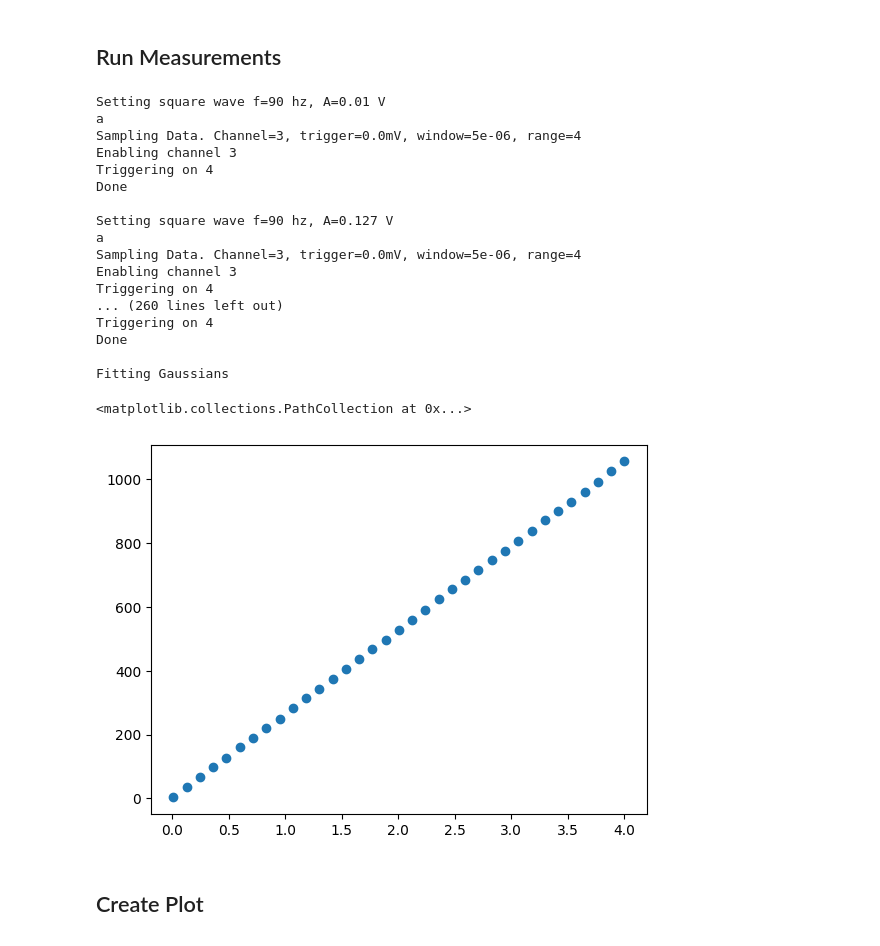
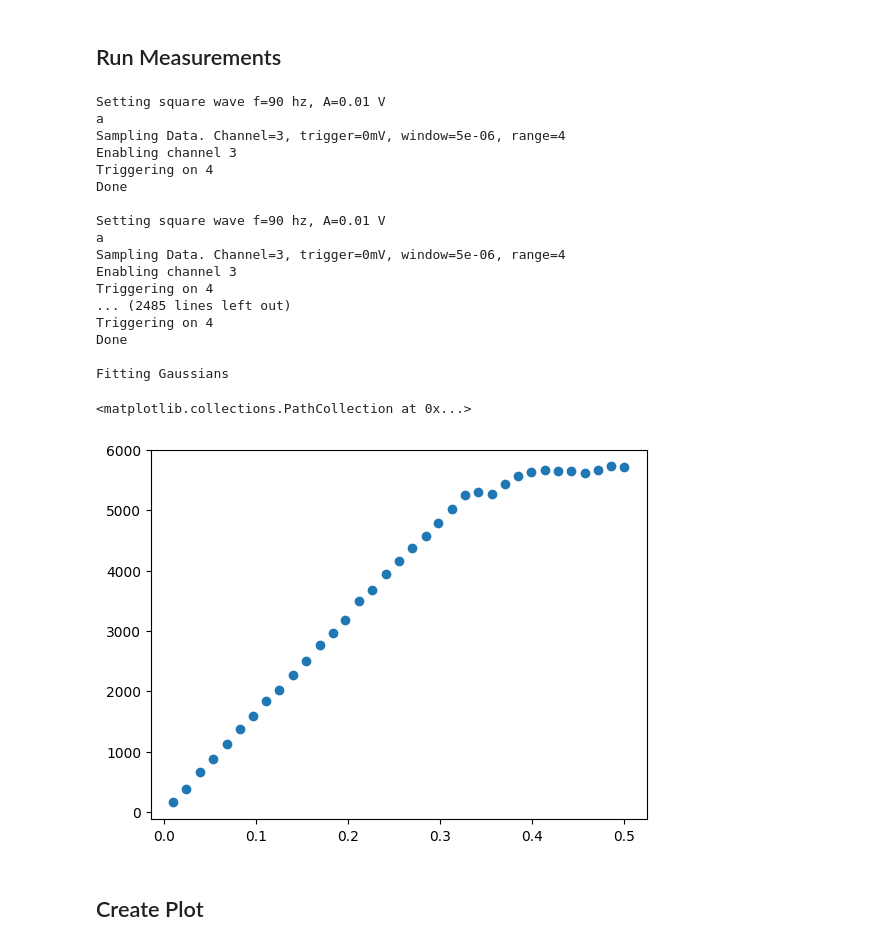
Before and after one commit to lab57/lab28-calibrate-cremat-stack, a Jupyter notebook: runCalibrations.ipynb, the cells around one changed output. Saved outputs shown, nothing was run; the diff lists cells and outputs as text; code cells hidden in the pictures.

```diff
--- a/runCalibrations.ipynb
+++ b/runCalibrations.ipynb
@@ -63,41 +63,41 @@ Done
 # %% [markdown]
 ## Run Measurements
 # %%
-input_vs = np.round(np.linspace(.01, 4, 35), 3) # gain = 00 or 01
-# input_vs = np.round(np.linspace(.01, .5, 35), 3) # gain = 11
+# input_vs = np.round(np.linspace(.01, 4, 35), 3) # gain = 00 or 01
+input_vs = np.round(np.linspace(.01, .5, 35), 3) # gain = 11
 
 #trigger_mv = 200 #trigger
-trigger_mvs = np.round(input_vs*1e3 * 0) #list of triggers, NOTE must be in mv
-#allows for variable trigger; setting equal to input is good if gain > 1
+trigger_mvs = 0 #trigger or list of triggers, NOTE must be in mv
+
 
 window = 5e-6 #seconds, width of capture
 
 
 initRange = 4 #inial voltage range for device
 t, datas = getSamples(chandle,input_vs, initRange, trigger_mvs, window) # sweep input voltages and take all data points
 #plotSample(t, data)
 gains, gains_err = getGains(t, datas)
 plt.scatter(input_vs, gains)
 # %% [output]
 Setting square wave f=90 hz, A=0.01 V
 a
-Sampling Data. Channel=3, trigger=0.0mV, window=5e-06, range=4
+Sampling Data. Channel=3, trigger=0mV, window=5e-06, range=4
 Enabling channel 3
 Triggering on 4
 Done
 
-Setting square wave f=90 hz, A=0.127 V
+Setting square wave f=90 hz, A=0.01 V
 a
-Sampling Data. Channel=3, trigger=0.0mV, window=5e-06, range=4
+Sampling Data. Channel=3, trigger=0mV, window=5e-06, range=4
 Enabling channel 3
 Triggering on 4
-... (260 lines left out)
+... (2485 lines left out)
 Triggering on 4
 Done
 
 Fitting Gaussians
 <matplotlib.collections.PathCollection at 0x...>
-[figure, old version]
+[figure, new version]
 # %% [markdown]
 ## Create Plot
 # %%
```
Also changed, not shown: parts of 6 cells of this notebook, 12 other files.
